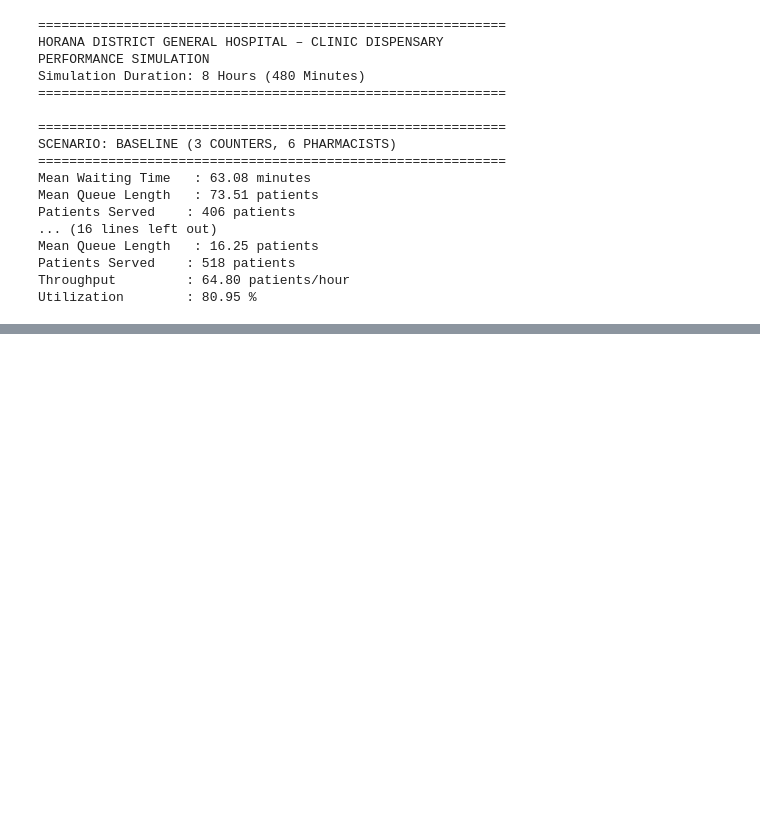
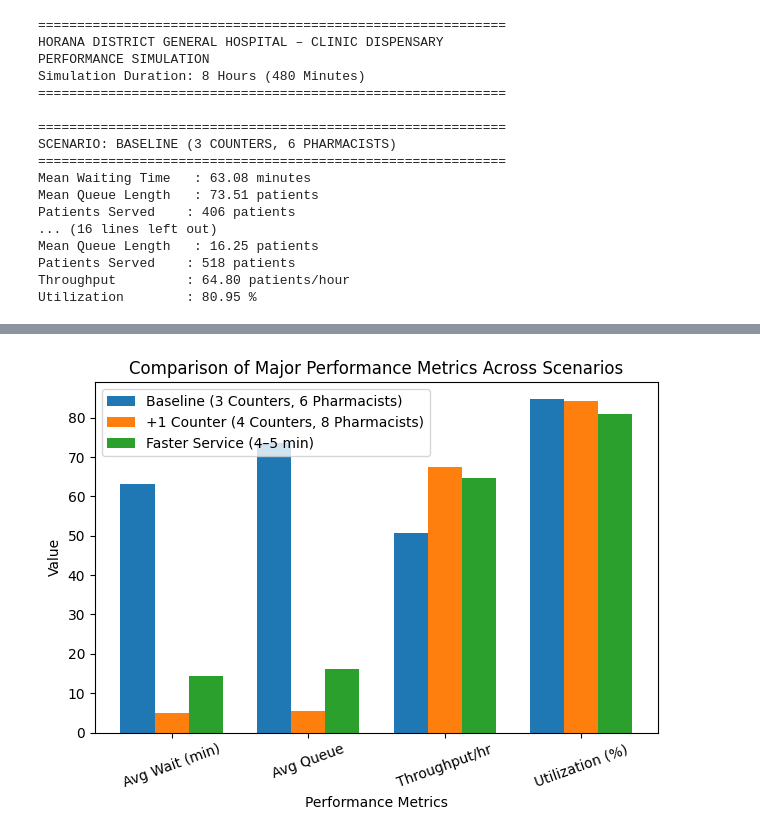
Before and after one commit to VishwaJanith/mini_project, a Jupyter notebook: Clinic_Dispensary.ipynb, the cells around one changed output, grey strips where cells are left out. Drawn from its saved outputs; the diff is of its cells as text; code cells hidden in the pictures; blank space fills up the shorter version.

```diff
--- a/Clinic_Dispensary.ipynb
+++ b/Clinic_Dispensary.ipynb
@@ -197,0 +262,26 @@ Utilization        : 80.95 %
+# %%
+import numpy as np
+
+metrics = ["Avg Wait (min)", "Avg Queue", "Throughput/hr", "Utilization (%)"]
+x = np.arange(len(metrics))
+width = 0.25
+
+plt.figure()
+
+for i, scenario in enumerate(results_df["Scenario"]):
+    plt.bar(
+        x + i * width,
+        results_df.loc[i, metrics],
+        width,
+        label=scenario
+    )
+
+plt.xlabel("Performance Metrics")
+plt.ylabel("Value")
+plt.title("Comparison of Major Performance Metrics Across Scenarios")
+plt.xticks(x + width, metrics, rotation=20)
+plt.legend()
+plt.tight_layout()
+plt.show()
+# %% [output]
+[figure, added]
```
Also changed, not shown: parts of 5 cells of this notebook.
